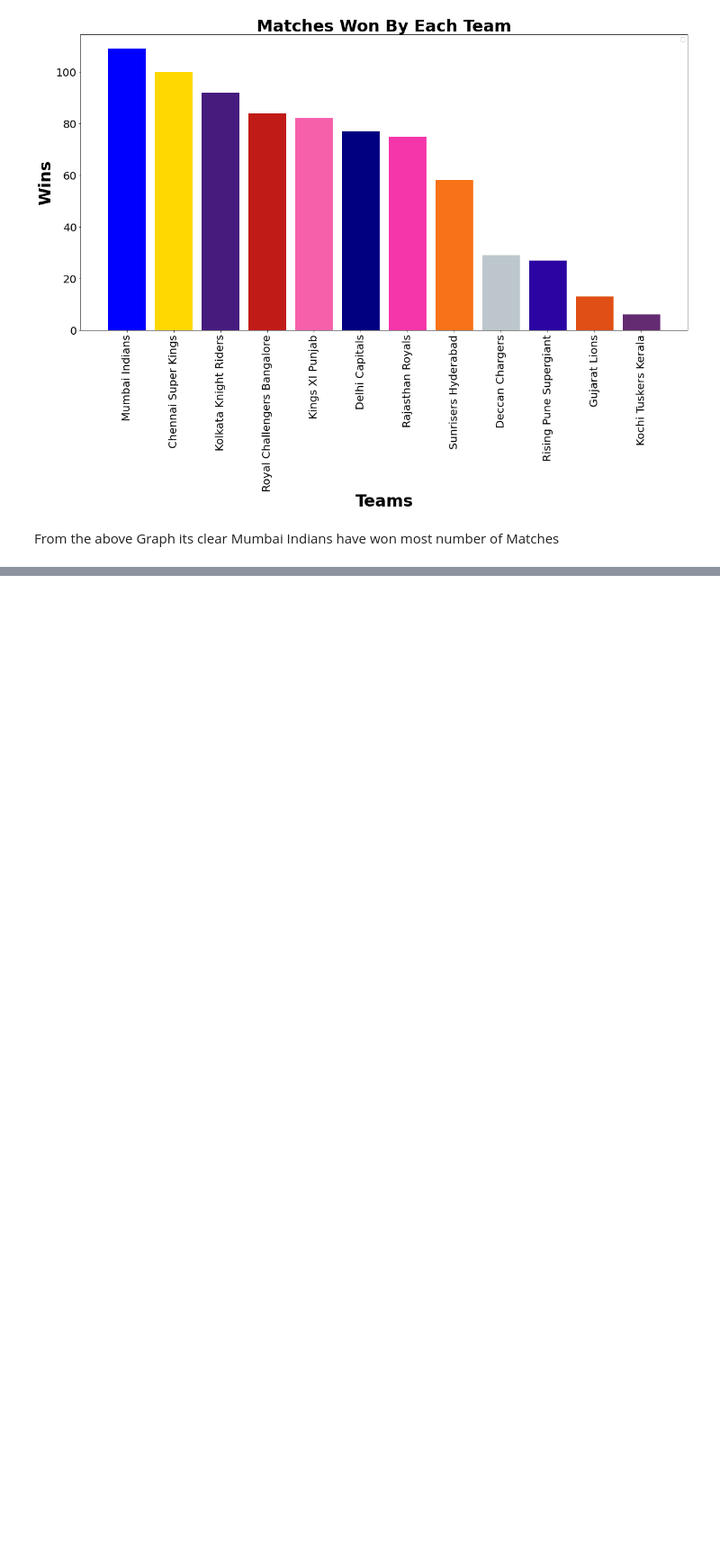
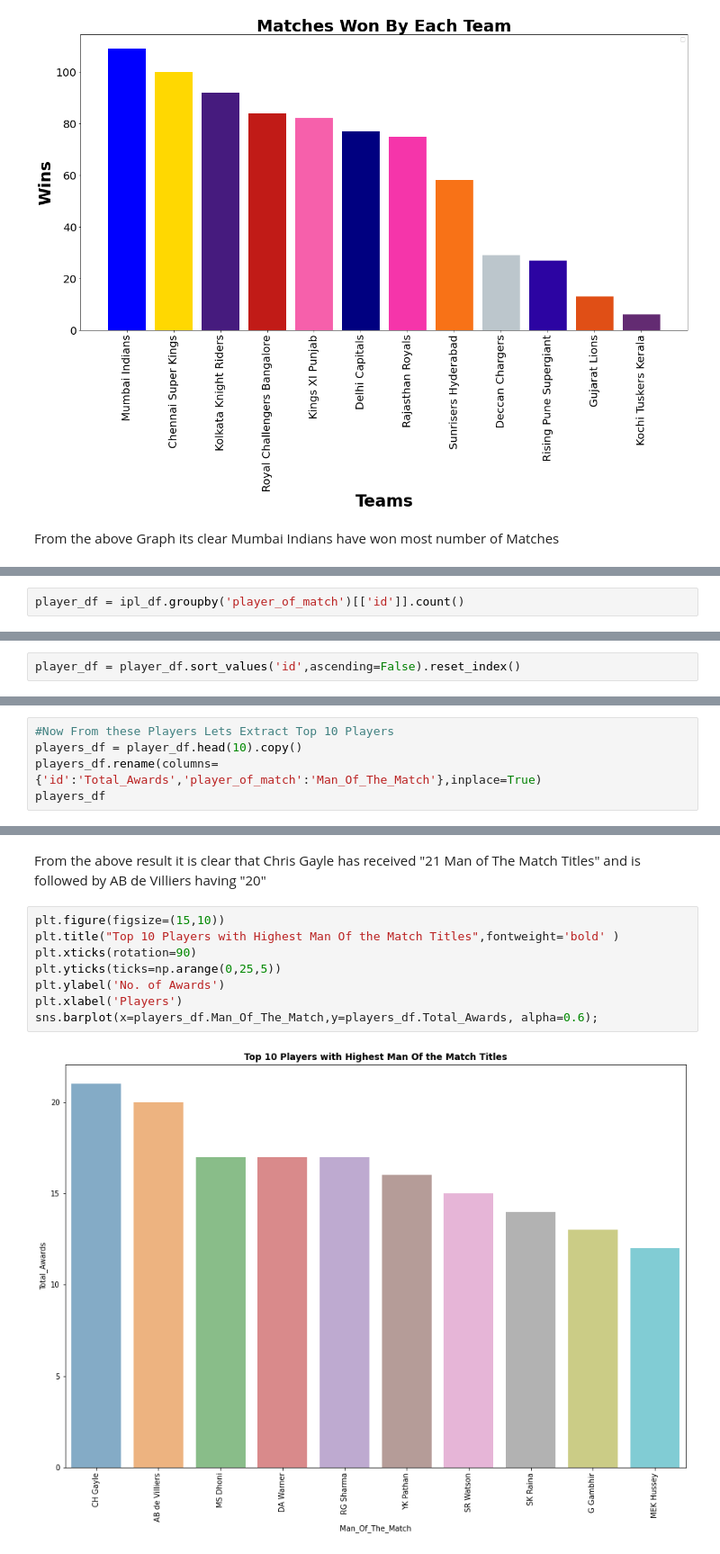
Before and after one commit to shaneydv/IPL-Data-Analysis, a Jupyter notebook: ipl_data_analysis.ipynb, the cells around one changed output, grey strips where cells are left out. Shown: that part at 90% size. Drawn from its saved outputs; the diff is of its cells as text; blank space fills up the shorter version.

```diff
--- a/ipl_data_analysis.ipynb
+++ b/ipl_data_analysis.ipynb
@@ -475,0 +599,2 @@ The Most Preferred Decision After Winning Toss in the IPL Until 2019 has been "C
+# %%
+player_df = ipl_df.groupby('player_of_match')[['id']].count()
@@ -475,0 +618,2 @@ The Most Preferred Decision After Winning Toss in the IPL Until 2019 has been "C
+# %%
+player_df = player_df.sort_values('id',ascending=False).reset_index()
@@ -475,0 +636,5 @@ The Most Preferred Decision After Winning Toss in the IPL Until 2019 has been "C
+# %%
+#Now From these Players Lets Extract Top 10 Players
+players_df = player_df.head(10).copy()
+players_df.rename(columns={'id':'Total_Awards','player_of_match':'Man_Of_The_Match'},inplace=True)
+players_df
@@ -475,0 +653,12 @@ The Most Preferred Decision After Winning Toss in the IPL Until 2019 has been "C
+# %% [markdown]
+From the above result it is clear that Chris Gayle has received  "21 Man of The Match Titles" and is followed by AB de Villiers having "20"
+# %%
+plt.figure(figsize=(15,10))
+plt.title("Top 10 Players with Highest Man Of the Match Titles",fontweight='bold' )
+plt.xticks(rotation=90)
+plt.yticks(ticks=np.arange(0,25,5))
+plt.ylabel('No. of Awards')
+plt.xlabel('Players')
+sns.barplot(x=players_df.Man_Of_The_Match,y=players_df.Total_Awards, alpha=0.6);
+# %% [output]
+[figure, added]
```
Also changed, not shown: parts of 52 cells of this notebook.
